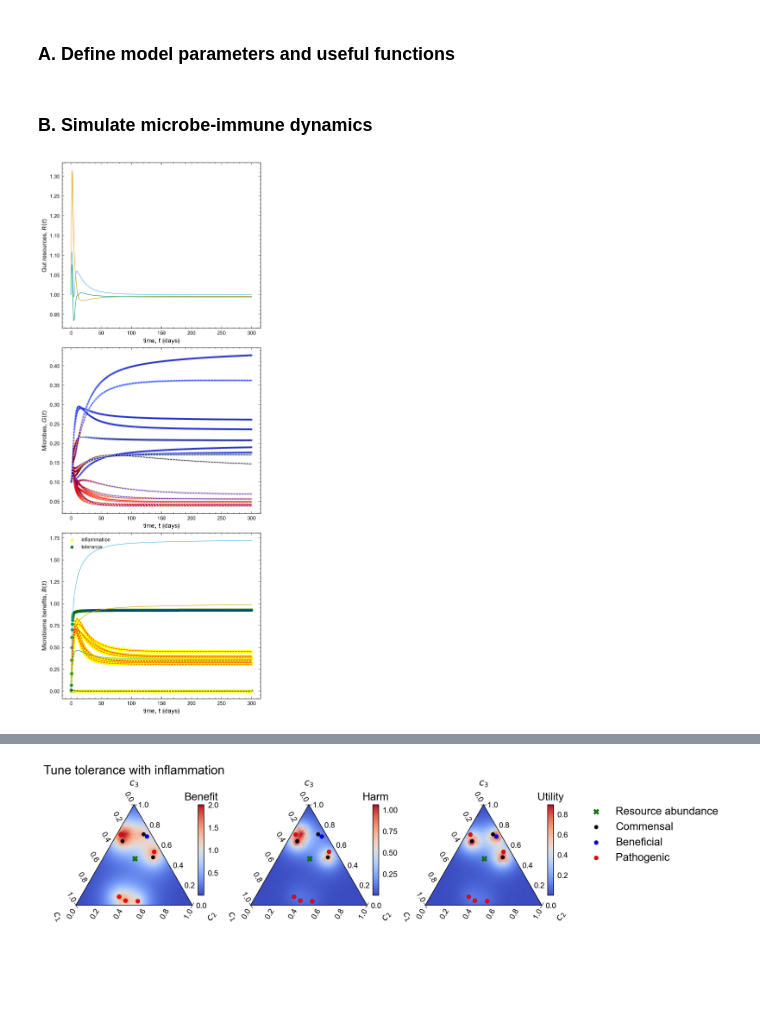
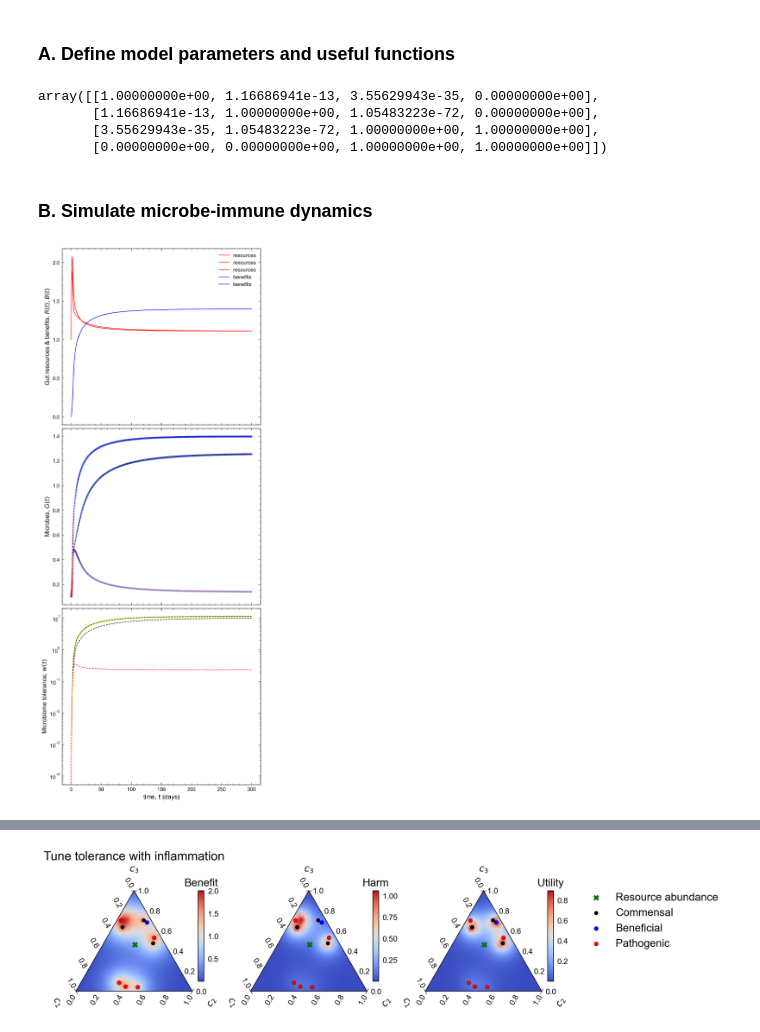
Before and after one commit to obinna-ukogu/gutimmune, a Jupyter notebook: optimal-repertoire-for-gut.ipynb, the cells around one changed output, grey strips where cells are left out. Cells and saved outputs as stored; diff of their text form; code cells hidden in the pictures; blank space fills up the shorter version.

```diff
--- a/optimal-repertoire-for-gut.ipynb
+++ b/optimal-repertoire-for-gut.ipynb
@@ -76,3 +67,10 @@ def immune_model(inflammation, tolerance, inflam_receptors, tol_receptors, epito
+# %%
+S
+# %% [output]
+array([[1.00000000e+00, 1.16686941e-13, 3.55629943e-35, 0.00000000e+00],
+       [1.16686941e-13, 1.00000000e+00, 1.05483223e-72, 0.00000000e+00],
+       [3.55629943e-35, 1.05483223e-72, 1.00000000e+00, 1.00000000e+00],
+       [0.00000000e+00, 0.00000000e+00, 1.00000000e+00, 1.00000000e+00]])
 # %% [markdown]
 ### B. Simulate microbe-immune dynamics
 # %%
@@ -129,35 +119,36 @@ imm_load = np.array([np.linalg.multi_dot(list(immune_model(inflammation = lam[i]
 # %%
 # Plot simulated dynamics
-fig, (ax1, ax2, ax3) = plt.subplots(3, 1, dpi = 150, constrained_layout=True, sharex = False, figsize=(6,15))
+fig, (ax1, ax2, ax3) = plt.subplots(3, 1, dpi = 150, constrained_layout=True, sharex = True, figsize=(6,15))
 
-ax1.plot(t, R)
-ax1.set(xlabel=r'time, $t$ (days)', ylabel=r'Gut resources, $R(t)$')
+ax1.plot(t, R, color = 'red', label = 'resources')
+ax1.plot(t, B, color = 'blue', label = 'benefits')
+ax1.set(ylabel=r'Gut resources & benefits, $R(t), B(t)$')
 
 for j in np.arange(nG):
     ax2.scatter(t, G[:,j], marker ='.', c = imm_load[:,j], cmap='coolwarm') #, norm=mpl.colors.LogNorm())
-    ax3.scatter(t, lam[:,j], marker = "^", color = 'yellow', label = "inflammation" if j == 0 else "")
-    ax3.scatter(t, gam[:,j], marker = "o", color = 'green', label = "tolerance" if j == 0 else "")
+    ax3.scatter(t, w[:,j], marker ='.', color = 'yellow', s = 10*np.sum(D0[:,j]), cmap='coolwarm')
 
-    if mu[j] > 0:
-        ax2.plot(t, G[:,j], color = 'red', linestyle = '--') # gut breaching bacteria
-        ax3.plot(t, lam[:,j], color = 'red', linestyle = '--') # gut breaching bacteria
-    if np.sum(D0[:,j]) > 0:
-        ax2.plot(t, G[:,j], color = 'blue', linestyle = '--') # non-gut breaching, non-beneficial bacteria
-        ax3.plot(t, lam[:,j], color = 'blue', linestyle = '--') # non-gut breaching, non-beneficial bacteria
-        ax3.plot(t, gam[:,j], color = 'blue', linestyle = '--') # non-gut breaching, non-beneficial bacteria
-    if np.sum(D0[:,j]) == 0 and mu[j] == 0:
-        ax2.plot(t, G[:,j], color = 'black', linestyle = '--') # non-gut breaching, non-beneficial bacteria
-        ax3.plot(t, lam[:,j], color = 'black', linestyle = '--') # non-gut breaching, non-beneficial bacteria
+    if h[j] > 0: # gut breaching bacteria
+        ax2.plot(t, G[:,j], color = 'red', linestyle = '--')
+        ax3.plot(t, w[:,j], color = 'red', linestyle = '--')
 
-ax2.set(xlabel=r'time, $t$ (days)', ylabel=r'Microbes, $G(t)$')
+    if np.sum(D0[:,j]) > 0: # non-gut breaching, beneficial bacteria
+        ax2.plot(t, G[:,j], color = 'blue', linestyle = '--')
+        ax3.plot(t, w[:,j], color = 'blue', linestyle = '--')
 
-ax3.plot(t, B)
-ax3.set(xlabel=r'time, $t$ (days)', ylabel=r'Microbiome benefits, $B(t)$')
-ax3.legend()
+    if np.sum(D0[:,j]) == 0 and h[j] == 0: # non-gut breaching, non-beneficial bacteria
+        ax2.plot(t, G[:,j], color = 'black', linestyle = '--')
+        ax3.plot(t, w[:,j], color = 'black', linestyle = '--')
+
+ax2.set(ylabel=r'Microbes, $G(t)$')
+
+ax3.set(xlabel=r'time, $t$ (days)', ylabel=r'Microbiome tolerance, $w(t)$')
+ax3.semilogy()
+ax1.legend()
 
 plt.savefig('_figs/gut_w_immune_series'+'.png', dpi=300, bbox_inches='tight')
 # %% [output]
-[figure, old version]
+[figure, new version]
 # %%
 # harm, benefits and net utility
 gams = [np.diag(out).dot(C) for out in np.array(list(itertools.product([0,1], repeat = nG)))]
```
Also changed, not shown: parts of 9 cells of this notebook, 2 other files.
